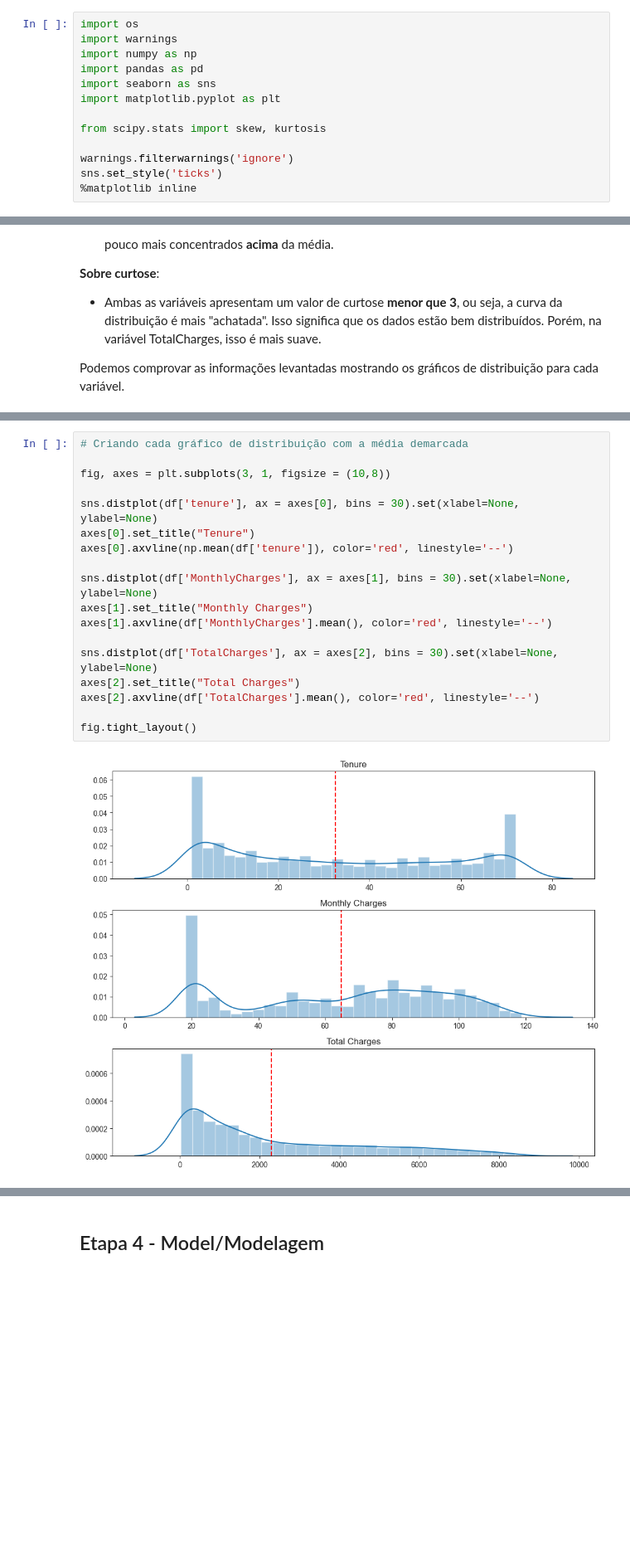
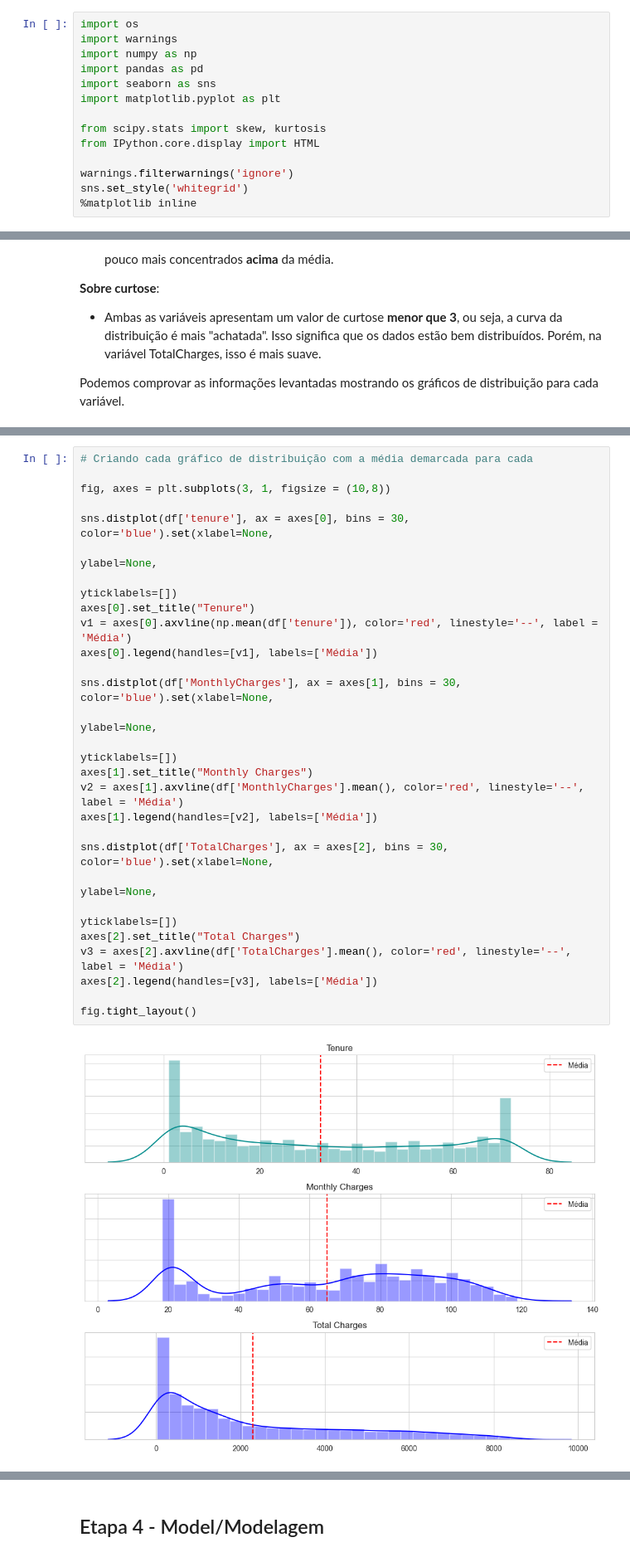
Before and after one commit to eloabe/churn-analysis, a Jupyter notebook: notebook1.ipynb, the cells around one changed output, grey strips where cells are left out. Shown at 83% size. Cells and saved outputs as stored; diff of their text form; blank space fills up the shorter version.

```diff
--- a/notebook1.ipynb
+++ b/notebook1.ipynb
@@ -13,7 +13,8 @@ import seaborn as sns
 import matplotlib.pyplot as plt
 
 from scipy.stats import skew, kurtosis
+from IPython.core.display import HTML
 
 warnings.filterwarnings('ignore')
-sns.set_style('ticks')
+sns.set_style('whitegrid')
 %matplotlib inline
@@ -181,20 +221,29 @@ Podemos comprovar as informações levantadas mostrando os gráficos de distribu
 # %%
-# Criando cada gráfico de distribuição com a média demarcada
+# Criando cada gráfico de distribuição com a média demarcada para cada
 
 fig, axes = plt.subplots(3, 1, figsize = (10,8))
 
-sns.distplot(df['tenure'], ax = axes[0], bins = 30).set(xlabel=None, ylabel=None)
+sns.distplot(df['tenure'], ax = axes[0], bins = 30, color='blue').set(xlabel=None,
+                                                                      ylabel=None,
+                                                                      yticklabels=[])
 axes[0].set_title("Tenure")
-axes[0].axvline(np.mean(df['tenure']), color='red', linestyle='--')
+v1 = axes[0].axvline(np.mean(df['tenure']), color='red', linestyle='--', label = 'Média')
+axes[0].legend(handles=[v1], labels=['Média'])
 
-sns.distplot(df['MonthlyCharges'], ax = axes[1], bins = 30).set(xlabel=None, ylabel=None)
+sns.distplot(df['MonthlyCharges'], ax = axes[1], bins = 30, color='blue').set(xlabel=None,
+                                                                              ylabel=None,
+                                                                              yticklabels=[])
 axes[1].set_title("Monthly Charges")
-axes[1].axvline(df['MonthlyCharges'].mean(), color='red', linestyle='--')
+v2 = axes[1].axvline(df['MonthlyCharges'].mean(), color='red', linestyle='--', label = 'Média')
+axes[1].legend(handles=[v2], labels=['Média'])
 
-sns.distplot(df['TotalCharges'], ax = axes[2], bins = 30).set(xlabel=None, ylabel=None)
+sns.distplot(df['TotalCharges'], ax = axes[2], bins = 30, color='blue').set(xlabel=None,
+                                                                            ylabel=None,
+                                                                            yticklabels=[])
 axes[2].set_title("Total Charges")
-axes[2].axvline(df['TotalCharges'].mean(), color='red', linestyle='--')
+v3 = axes[2].axvline(df['TotalCharges'].mean(), color='red', linestyle='--', label = 'Média')
+axes[2].legend(handles=[v3], labels=['Média'])
 
 fig.tight_layout()
 # %% [output]
-[figure, old version]
+[figure, new version]
```
Also changed, not shown: parts of 6 cells of this notebook.
